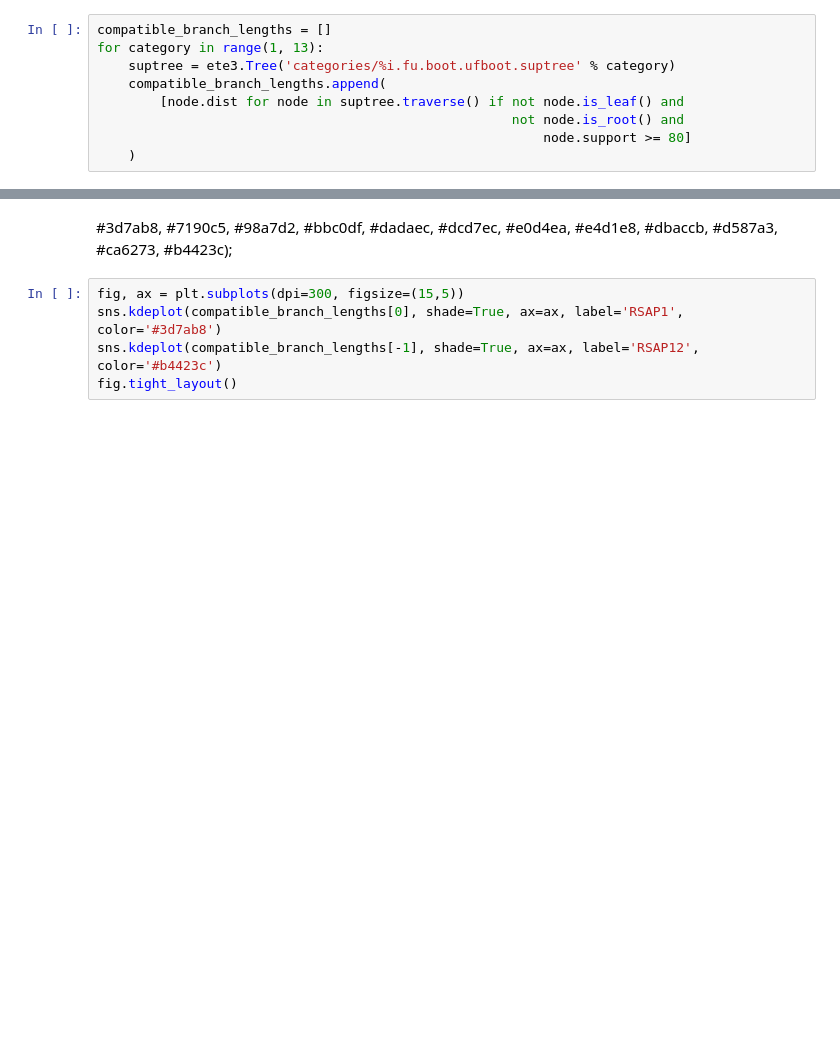
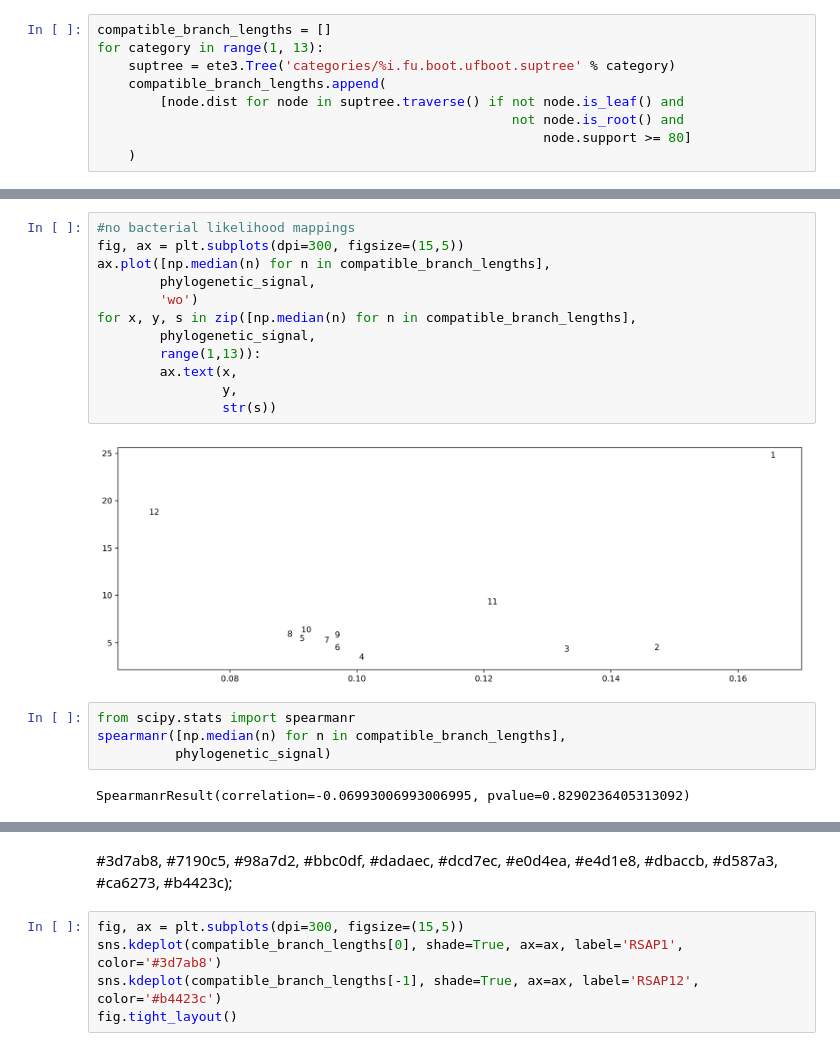
Before and after one commit to lthiberiol/jupyter_notebooks, a Jupyter notebook: site_rate/tree_cloud-hug.ipynb, the cells around one changed output, grey strips where cells are left out. Cells and saved outputs as stored; diff of their text form; blank space fills up the shorter version.

```diff
--- a/site_rate/tree_cloud-hug.ipynb
+++ b/site_rate/tree_cloud-hug.ipynb
@@ -85,0 +113,20 @@ for category in range(1, 13):
+# %%
+#no bacterial likelihood mappings
+fig, ax = plt.subplots(dpi=300, figsize=(15,5))
+ax.plot([np.median(n) for n in compatible_branch_lengths],
+        phylogenetic_signal,
+        'wo')
+for x, y, s in zip([np.median(n) for n in compatible_branch_lengths],
+        phylogenetic_signal,
+        range(1,13)):
+        ax.text(x,
+                y,
+                str(s))
+# %% [output]
+[figure, added]
+# %%
+from scipy.stats import spearmanr
+spearmanr([np.median(n) for n in compatible_branch_lengths],
+          phylogenetic_signal)
+# %% [output]
+SpearmanrResult(correlation=-0.06993006993006995, pvalue=0.8290236405313092)
```
Also changed, not shown: parts of 8 cells of this notebook.
